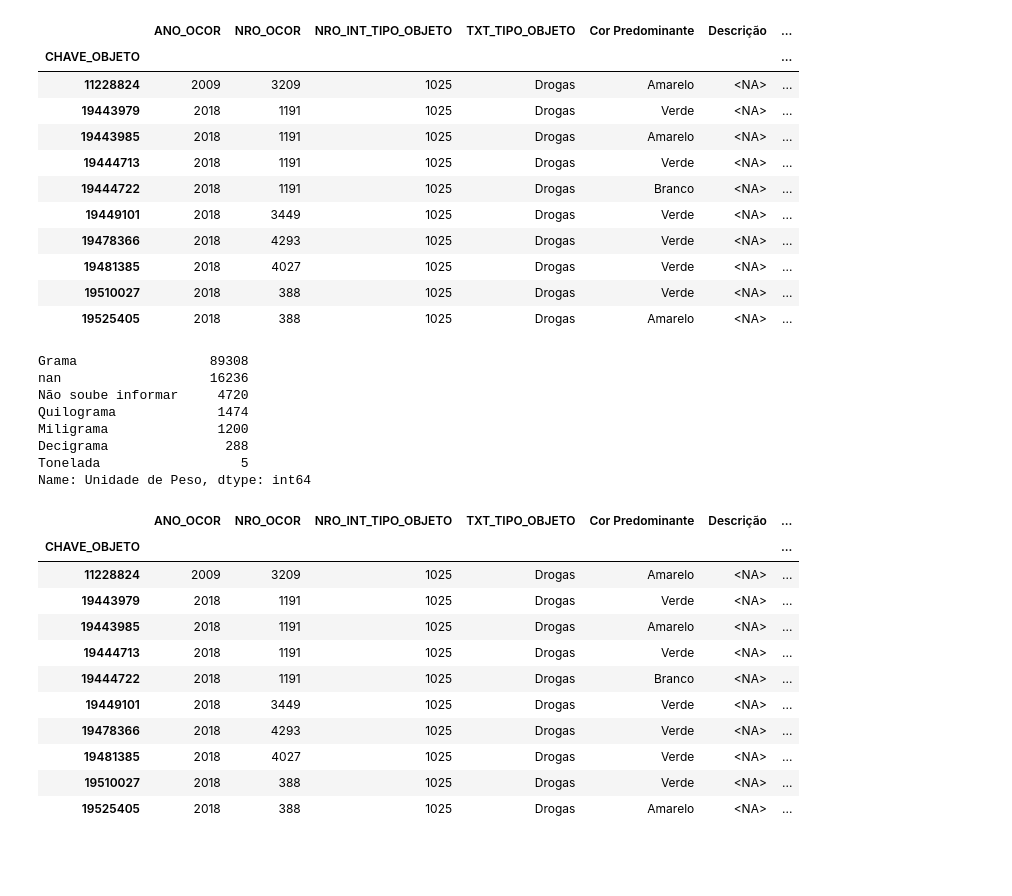
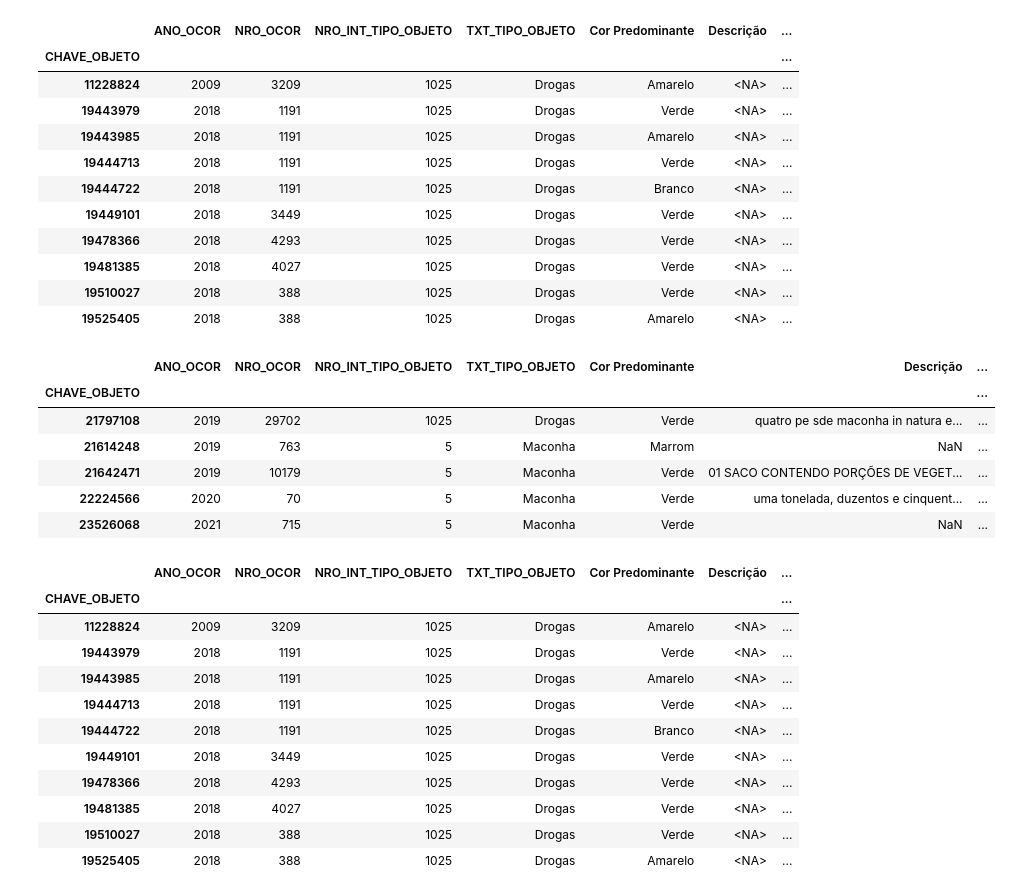
Before and after one commit to giuliannocappellari/Grafos, a Jupyter notebook: Indicadores/Drogas_Reclassificacao.ipynb, the cells around one changed output. Saved outputs shown, nothing was run; the diff lists cells and outputs as text; code cells hidden in the pictures; blank space fills up the shorter version.

```diff
--- a/Indicadores/Drogas_Reclassificacao.ipynb
+++ b/Indicadores/Drogas_Reclassificacao.ipynb
@@ -190,2 +244,9 @@ reclassificacao.head(5)
 # %% [markdown]
 ## Iniciando tratamento de PESOS
+# %%
+def corrige_unidade(x):
+    if pd.isna(x) or x == '-':
+        return 0
+    return x
+reclassificacao['Nova Qtde Unidade'] = reclassificacao['Quantidade de Unidade(s)'].apply(corrige_unidade)
+reclassificacao[reclassificacao['Quantidade de Unidade(s)'] != reclassificacao['Nova Qtde Unidade']]
@@ -215,15 +282,13 @@ reclassificacao.head(10)
 | 19525405 | 2018 | 388 | 1025 | Drogas | Amarelo | <NA> | ... |
 # %%
 reclassificacao['Unidade de Peso'].value_counts()
-#reclassificacao['Unidade de Peso'] = reclassificacao['Unidade de Peso'].fillna(pd.NA)
-#reclassificacao['Unidade de Peso'] = reclassificacao['Unidade de Peso'].apply(str)
+reclassificacao.loc[reclassificacao['Unidade de Peso'] == 'Tonelada']
 # %% [output]
-Grama                 89308
-nan                   16236
-Não soube informar     4720
-Quilograma             1474
-Miligrama              1200
-Decigrama               288
-Tonelada                  5
-Name: Unidade de Peso, dtype: int64
+|  | ANO_OCOR | NRO_OCOR | NRO_INT_TIPO_OBJETO | TXT_TIPO_OBJETO | Cor Predominante | Descrição | ... |
+| CHAVE_OBJETO |  |  |  |  |  |  | ... |
+| 21797108 | 2019 | 29702 | 1025 | Drogas | Verde | quatro pe sde maconha in natura e... | ... |
+| 21614248 | 2019 | 763 | 5 | Maconha | Marrom | NaN | ... |
+| 21642471 | 2019 | 10179 | 5 | Maconha | Verde | 01 SACO CONTENDO PORÇÕES DE VEGET... | ... |
+| 22224566 | 2020 | 70 | 5 | Maconha | Verde | uma tonelada, duzentos e cinquent... | ... |
+| 23526068 | 2021 | 715 | 5 | Maconha | Verde | NaN | ... |
 # %%
```
Also changed, not shown: parts of 18 cells of this notebook, 1 other file.
